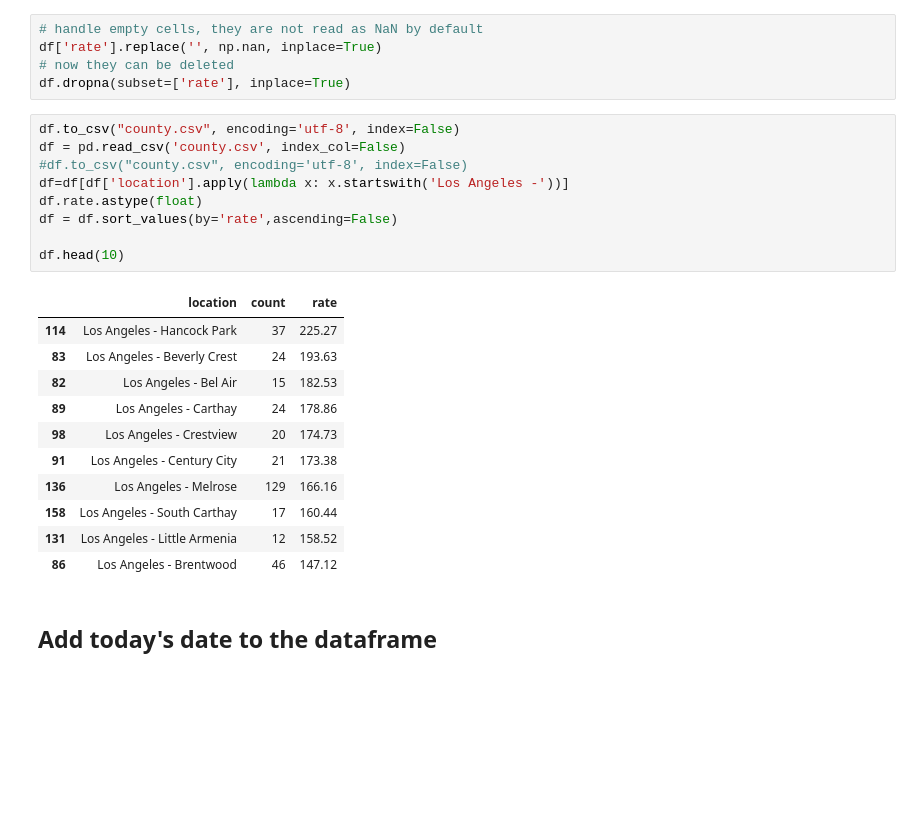
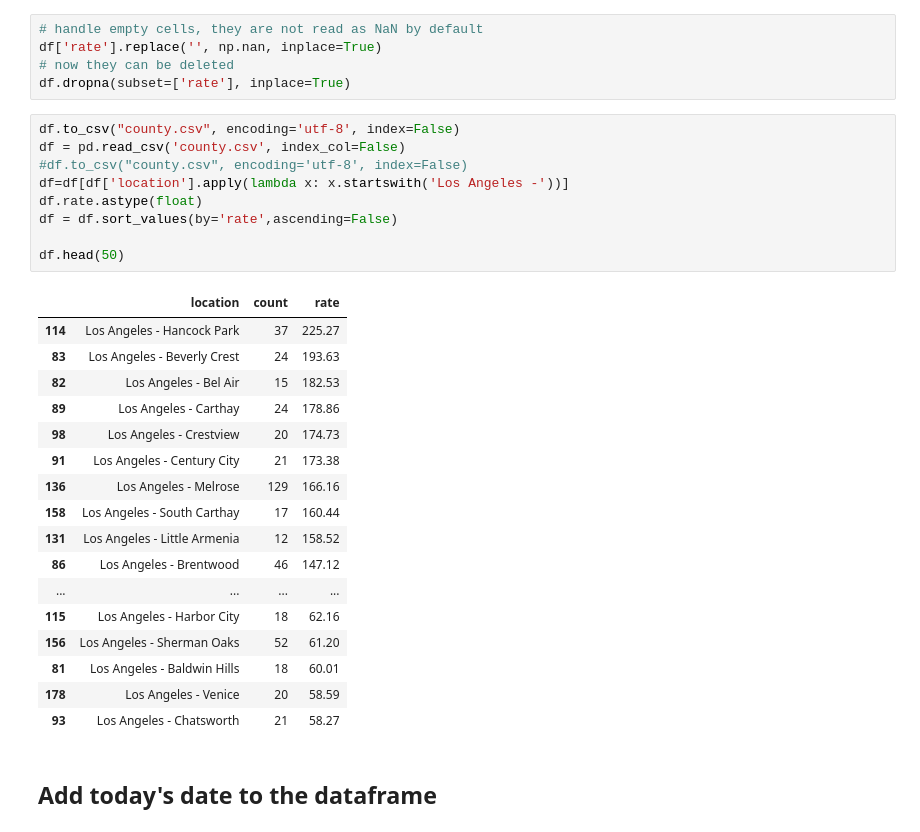
Before and after one commit to pattyjula/COVID-plots, a Jupyter notebook: lacounty_v1.ipynb, the cells around one changed output. Drawn from its saved outputs; the diff is of its cells as text; blank space fills up the shorter version.

```diff
--- a/lacounty_v1.ipynb
+++ b/lacounty_v1.ipynb
@@ -59,24 +59,30 @@ df.dropna(subset=['rate'], inplace=True)
 # %%
 df.to_csv("county.csv", encoding='utf-8', index=False)
 df = pd.read_csv('county.csv', index_col=False)
 #df.to_csv("county.csv", encoding='utf-8', index=False)
 df=df[df['location'].apply(lambda x: x.startswith('Los Angeles -'))]
 df.rate.astype(float)
 df = df.sort_values(by='rate',ascending=False)
 
-df.head(10)
+df.head(50)
 # %% [output]
 |  | location | count | rate |
 | 114 | Los Angeles - Hancock Park | 37 | 225.27 |
 | 83 | Los Angeles - Beverly Crest | 24 | 193.63 |
 | 82 | Los Angeles - Bel Air | 15 | 182.53 |
 | 89 | Los Angeles - Carthay | 24 | 178.86 |
 | 98 | Los Angeles - Crestview | 20 | 174.73 |
 | 91 | Los Angeles - Century City | 21 | 173.38 |
 | 136 | Los Angeles - Melrose | 129 | 166.16 |
 | 158 | Los Angeles - South Carthay | 17 | 160.44 |
 | 131 | Los Angeles - Little Armenia | 12 | 158.52 |
 | 86 | Los Angeles - Brentwood | 46 | 147.12 |
+| ... | ... | ... | ... |
+| 115 | Los Angeles - Harbor City | 18 | 62.16 |
+| 156 | Los Angeles - Sherman Oaks | 52 | 61.20 |
+| 81 | Los Angeles - Baldwin Hills | 18 | 60.01 |
+| 178 | Los Angeles - Venice | 20 | 58.59 |
+| 93 | Los Angeles - Chatsworth | 21 | 58.27 |
 # %% [markdown]
 ## Add today's date to the dataframe
 # %%
```
Also changed, not shown: parts of 11 cells of this notebook.
